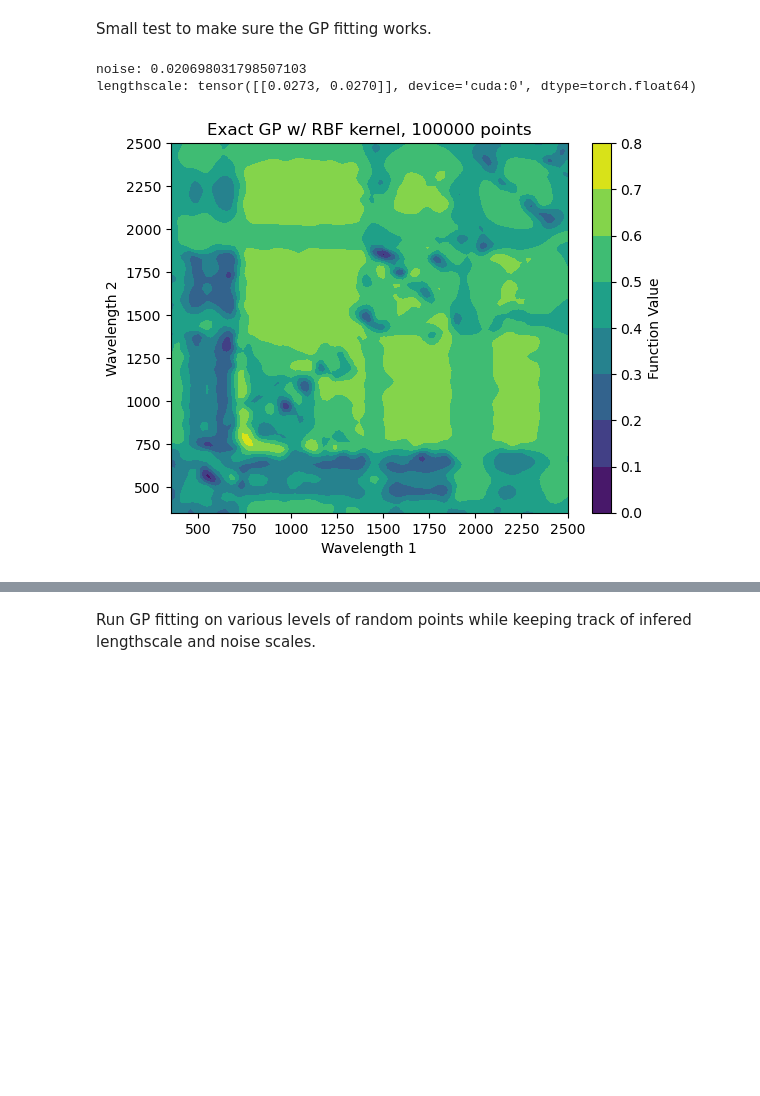
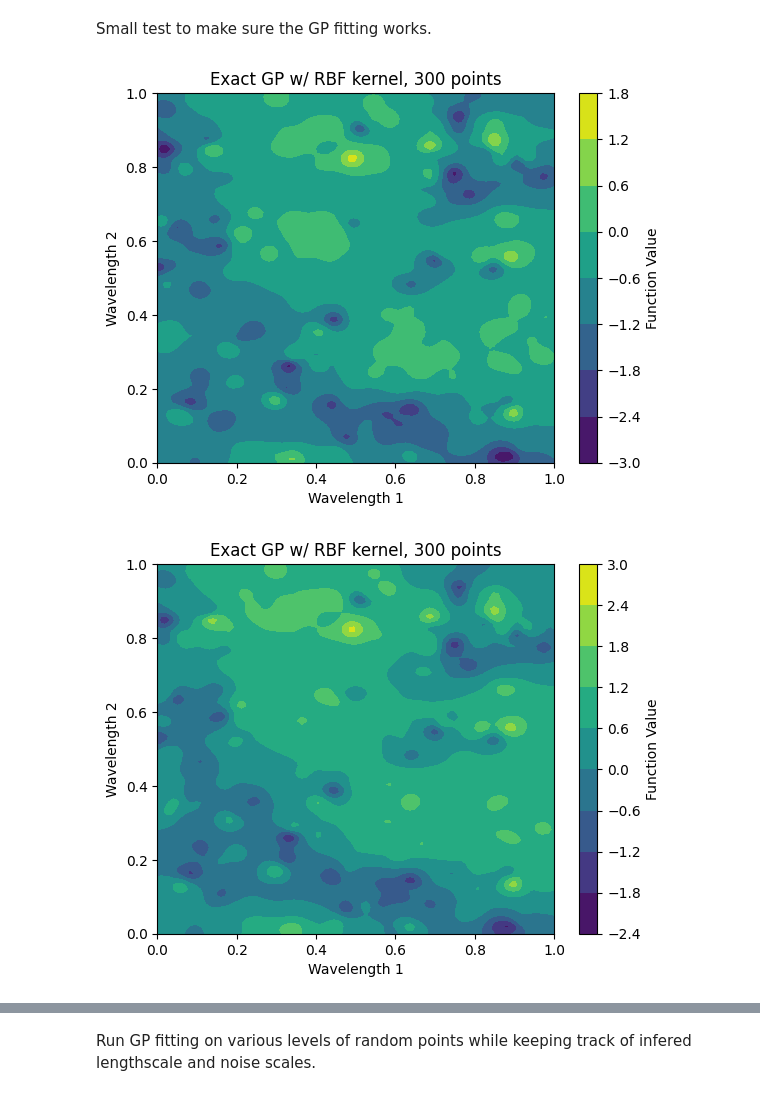
Before and after one commit to stair-lab/bo4ag, a Jupyter notebook: LengthScaleTest.ipynb, the cells around one changed output, grey strips where cells are left out. Drawn from its saved outputs; the diff is of its cells as text; code cells hidden in the pictures; blank space fills up the shorter version.

```diff
--- a/LengthScaleTest.ipynb
+++ b/LengthScaleTest.ipynb
@@ -30,8 +59,8 @@ def surfacePlot(model, title = "Your Function" ,n=900):
     n: n**2 is the number of points to plot the surface
     '''
     # Generate data for the plot
-    x1 = torch.linspace(350, 2500, n)
-    x2 = torch.linspace(350, 2500, n)
+    x1 = torch.linspace(0, 1, n)
+    x2 = torch.linspace(0, 1, n)
     X1, X2 = torch.meshgrid(x1, x2)
     X = torch.stack([X1.reshape((-1)),X2.reshape((-1))]).T
 
@@ -92,31 +140,50 @@ val_Y = data_Y[int(split*n):].to(dtype=torch.float64)
+# %%
+tasks = ["narea", "sla", "pn", "ps"] #<- works with one but looks weird with multitask...
+seed = 1234
+split = 0.85
+option_n = [i for i in range(100, 1000, 250)]
+M = 1000
+
+seeds = 2
+# %%
+#load task data and split
+X, Y = loadTasks(tasks)
+
+#split into training and test sets
+x_train, x_test, y_train, y_test = train_test_split(X, Y, test_size=split, random_state=seed)
+#x_train, y_train = x_train[:option_n[-1], 1:], y_train[:option_n[-1]]
+#x_test, y_test = x_test[:M, 1:], y_test[:M]
 # %% [markdown]
 Small test to make sure the GP fitting works.
 # %%
 smoke_test = 1
 if smoke_test:
-    model = SingleTaskGP(train_X[:2000], train_Y[:2000].reshape(-1,1),
-                                 outcome_transform=Standardize(m=1),
-                                 input_transform=Normalize(train_X.shape[-1])
-                                )
+    N = 300#option_n[-1]#500
+
+    #standardize your data
+    x_train_normalized, y_train_standardized = normalize_standarize_data(x_train[:N], y_train[:N])
+    model = MixedSingleTaskGP(x_train_normalized, y_train_standardized, cat_dims=[-1])
+
     # Use Exact Marginal Log Likelihood as the loss
     mll = ExactMarginalLogLikelihood(model.likelihood, model)
 
     # Fit the model
     fit_gpytorch_mll(mll, )
 
     #get gaussian likelihood then it has object noise
     #refer: https://docs.gpytorch.ai/en/stable/likelihoods.html
-    print(f"noise: {model.likelihood.noise.item()}")
+    # print(f"noise: {model.likelihood.noise.item()}")
 
-    #Get the lengthscale
-    kernel = model.covar_module.base_kernel
-    print(f"lengthscale: {kernel.lengthscale.detach()}")
-
-    def modelWrapper(X):
-                return model.posterior(X).mean
-
-    surfacePlot(modelWrapper, title=f"Exact GP w/ RBF kernel, {len(train_X)} points", n=100)
+    # #Get the lengthscale
+    # kernel = model.covar_module.base_kernel
+    # print(f"lengthscale: {kernel.lengthscale.detach()}")
+    for task in tasks:
+      def modelWrapper(X):
+        id = getTaskID(task)
+        id_vector = id * torch.ones((X.shape[0],1))
+        inp = torch.cat([X, id_vector], dim=1)
+        return model.posterior(inp).mean
+      surfacePlot(modelWrapper, title=f"Exact GP w/ RBF kernel, {N} points", n=100)
 # %% [output]
-noise: 0.020698031798507103
-lengthscale: tensor([[0.0273, 0.0270]], device='cuda:0', dtype=torch.float64)
-[figure, old version]
+[figure, new version]
+[figure, added]
```
Also changed, not shown: parts of 21 cells of this notebook.
